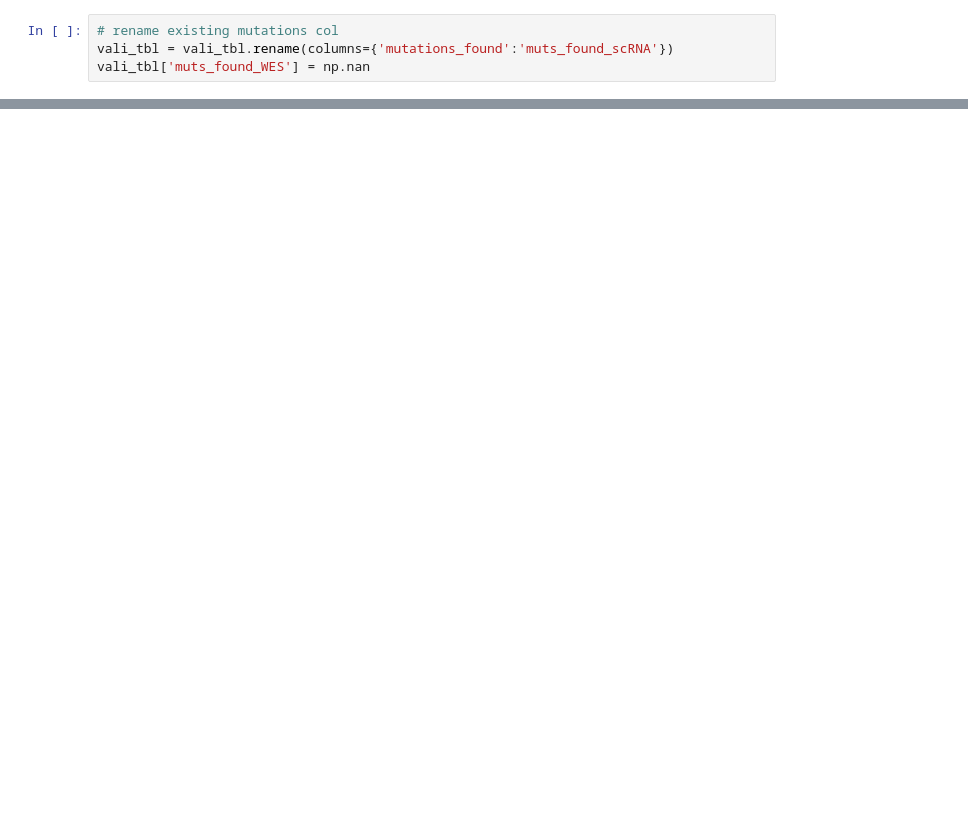
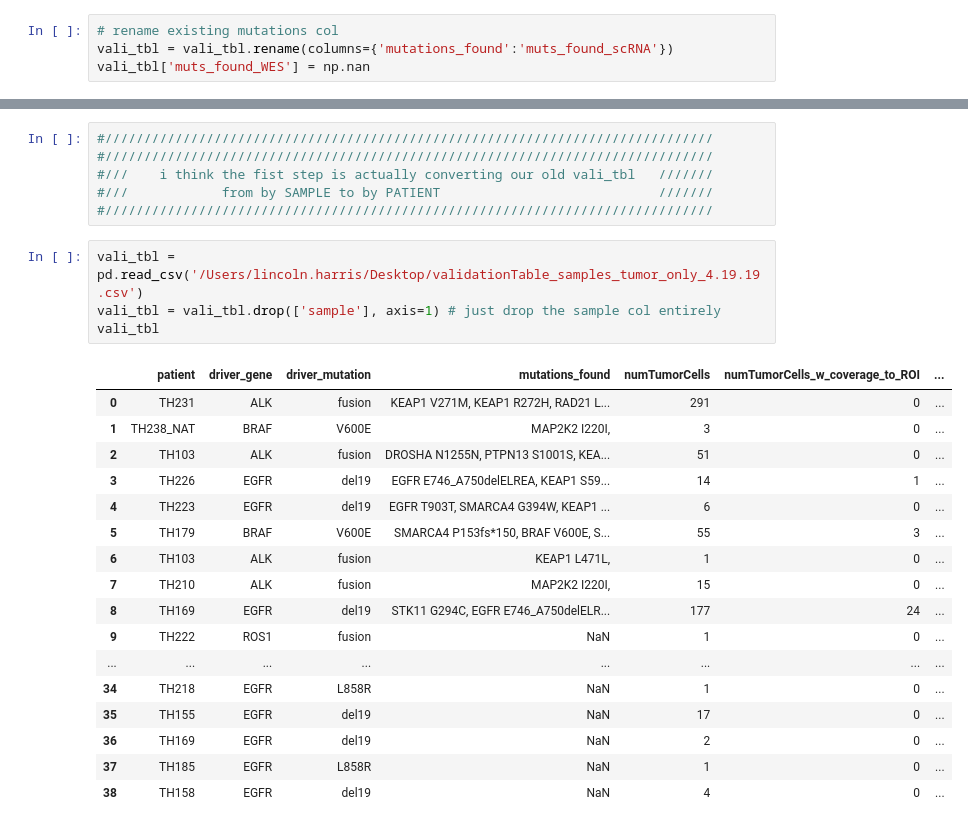
Before and after one commit to lincoln-harris/potLuck, a Jupyter notebook: WES_sandbox/WES_validation_table.ipynb, the cells around one changed output, grey strips where cells are left out. Drawn from its saved outputs; the diff is of its cells as text; blank space fills up the shorter version.

```diff
--- a/WES_sandbox/WES_validation_table.ipynb
+++ b/WES_sandbox/WES_validation_table.ipynb
@@ -364,0 +436,28 @@ vali_tbl
+# %%
+#//////////////////////////////////////////////////////////////////////////////
+#//////////////////////////////////////////////////////////////////////////////
+#///    i think the fist step is actually converting our old vali_tbl   ///////
+#///            from by SAMPLE to by PATIENT                            ///////
+#//////////////////////////////////////////////////////////////////////////////
+# %%
+vali_tbl = pd.read_csv('/Users/lincoln.harris/Desktop/validationTable_samples_tumor_only_4.19.19.csv')
+vali_tbl = vali_tbl.drop(['sample'], axis=1) # just drop the sample col entirely
+vali_tbl
+# %% [output]
+|  | patient | driver_gene | driver_mutation | mutations_found | numTumorCells | numTumorCells_w_coverage_to_ROI | ... |
+| 0 | TH231 | ALK | fusion | KEAP1 V271M, KEAP1 R272H, RAD21 L... | 291 | 0 | ... |
+| 1 | TH238_NAT | BRAF | V600E | MAP2K2 I220I, | 3 | 0 | ... |
+| 2 | TH103 | ALK | fusion | DROSHA N1255N, PTPN13 S1001S, KEA... | 51 | 0 | ... |
+| 3 | TH226 | EGFR | del19 | EGFR E746_A750delELREA, KEAP1 S59... | 14 | 1 | ... |
+| 4 | TH223 | EGFR | del19 | EGFR T903T, SMARCA4 G394W, KEAP1 ... | 6 | 0 | ... |
+| 5 | TH179 | BRAF | V600E | SMARCA4 P153fs*150, BRAF V600E, S... | 55 | 3 | ... |
+| 6 | TH103 | ALK | fusion | KEAP1 L471L, | 1 | 0 | ... |
+| 7 | TH210 | ALK | fusion | MAP2K2 I220I, | 15 | 0 | ... |
+| 8 | TH169 | EGFR | del19 | STK11 G294C, EGFR E746_A750delELR... | 177 | 24 | ... |
+| 9 | TH222 | ROS1 | fusion | NaN | 1 | 0 | ... |
+| ... | ... | ... | ... | ... | ... | ... | ... |
+| 34 | TH218 | EGFR | L858R | NaN | 1 | 0 | ... |
+| 35 | TH155 | EGFR | del19 | NaN | 17 | 0 | ... |
+| 36 | TH169 | EGFR | del19 | NaN | 2 | 0 | ... |
+| 37 | TH185 | EGFR | L858R | NaN | 1 | 0 | ... |
+| 38 | TH158 | EGFR | del19 | NaN | 4 | 0 | ... |
```
Also changed, not shown: parts of 23 cells of this notebook.
